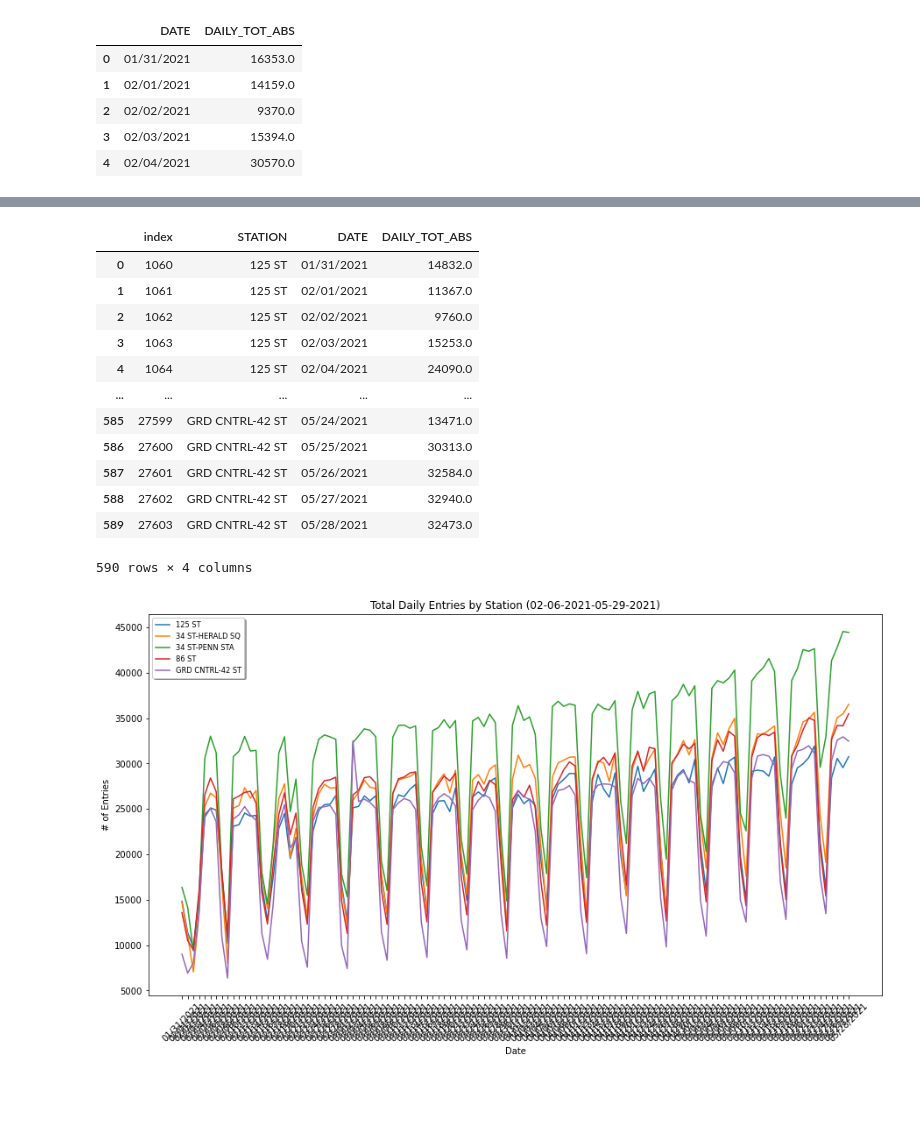
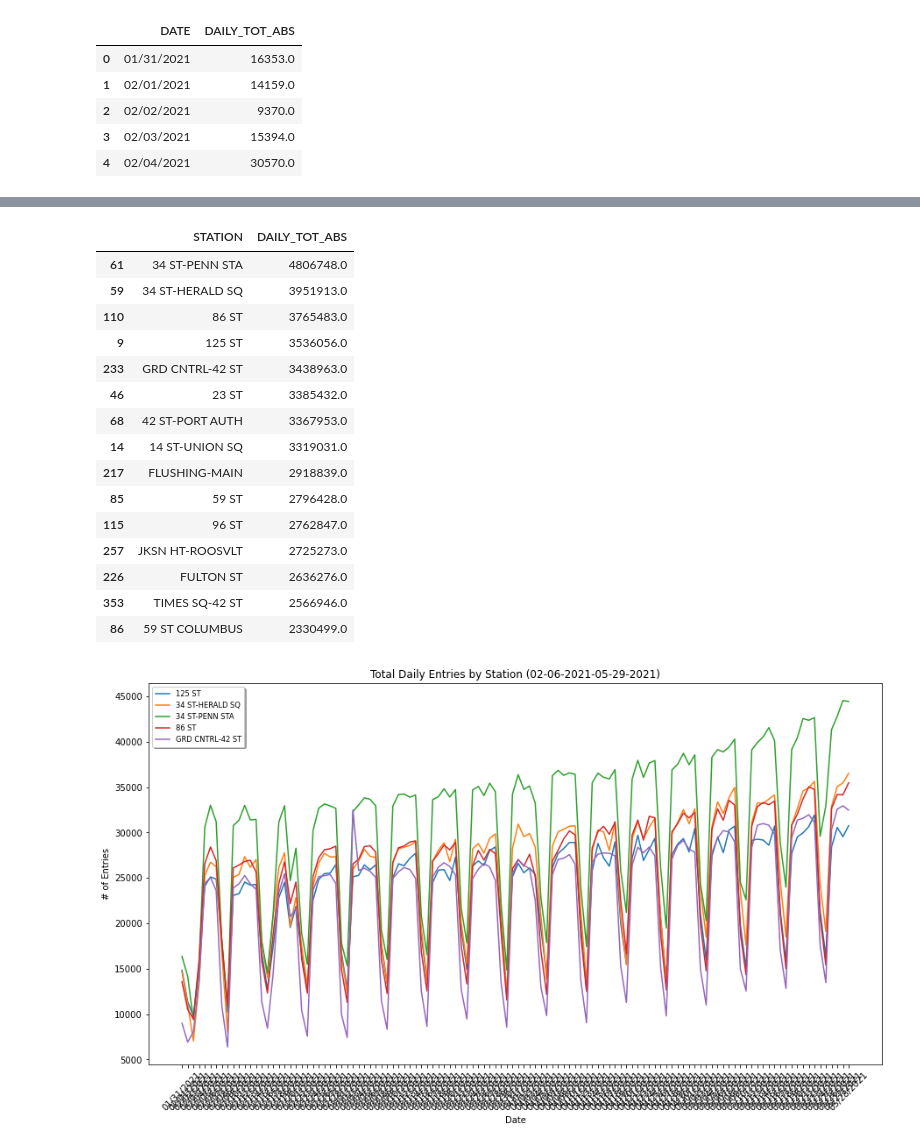
Before and after one commit to maneaterrbug/WTWY_metro_project_MR, a Jupyter notebook: jp_nb_mta_proc.ipynb, the cells around one changed output, grey strips where cells are left out. Saved outputs shown, nothing was run; the diff lists cells and outputs as text; code cells hidden in the pictures; blank space fills up the shorter version.

```diff
--- a/jp_nb_mta_proc.ipynb
+++ b/jp_nb_mta_proc.ipynb
@@ -111,23 +111,28 @@ plt.plot(single_station_penn['DATE'],single_station_penn['DAILY_TOT_ABS'])
 # %%
 daily_by_station = turnstiles_daily_cleaned.groupby(['STATION','DATE']).DAILY_TOT_ABS.sum().reset_index()
 station_mask = (daily_by_station['STATION'] == '34 ST-PENN STA') | (daily_by_station['STATION'] == '34 ST-HERALD SQ') | (daily_by_station['STATION'] == '86 ST') |(daily_by_station['STATION'] == '125 ST') | (daily_by_station['STATION'] == 'GRD CNTRL-42 ST')
+station_daily_sum.sort_values
 
 daily_by_station_top = daily_by_station[station_mask].reset_index()
 daily_by_station_top
+station_daily_sum.sort_values(['DAILY_TOT_ABS'], ascending = False)
 # %% [output]
-|  | index | STATION | DATE | DAILY_TOT_ABS |
-| 0 | 1060 | 125 ST | 01/31/2021 | 14832.0 |
-| 1 | 1061 | 125 ST | 02/01/2021 | 11367.0 |
-| 2 | 1062 | 125 ST | 02/02/2021 | 9760.0 |
-| 3 | 1063 | 125 ST | 02/03/2021 | 15253.0 |
-| 4 | 1064 | 125 ST | 02/04/2021 | 24090.0 |
-| ... | ... | ... | ... | ... |
-| 585 | 27599 | GRD CNTRL-42 ST | 05/24/2021 | 13471.0 |
-| 586 | 27600 | GRD CNTRL-42 ST | 05/25/2021 | 30313.0 |
-| 587 | 27601 | GRD CNTRL-42 ST | 05/26/2021 | 32584.0 |
-| 588 | 27602 | GRD CNTRL-42 ST | 05/27/2021 | 32940.0 |
-| 589 | 27603 | GRD CNTRL-42 ST | 05/28/2021 | 32473.0 |
+|  | STATION | DAILY_TOT_ABS |
+| 61 | 34 ST-PENN STA | 4806748.0 |
+| 59 | 34 ST-HERALD SQ | 3951913.0 |
+| 110 | 86 ST | 3765483.0 |
+| 9 | 125 ST | 3536056.0 |
+| 233 | GRD CNTRL-42 ST | 3438963.0 |
+| 46 | 23 ST | 3385432.0 |
+| 68 | 42 ST-PORT AUTH | 3367953.0 |
+| 14 | 14 ST-UNION SQ | 3319031.0 |
+| 217 | FLUSHING-MAIN | 2918839.0 |
+| 85 | 59 ST | 2796428.0 |
+| 115 | 96 ST | 2762847.0 |
+| 257 | JKSN HT-ROOSVLT | 2725273.0 |
+| 226 | FULTON ST | 2636276.0 |
+| 353 | TIMES SQ-42 ST | 2566946.0 |
+| 86 | 59 ST COLUMBUS | 2330499.0 |
-590 rows × 4 columns
 # %%
 plt.figure(figsize=(15,8))
 for i, group in daily_by_station_top.groupby('STATION'):
```
Also changed, not shown: parts of 8 cells of this notebook, 1 other file.
